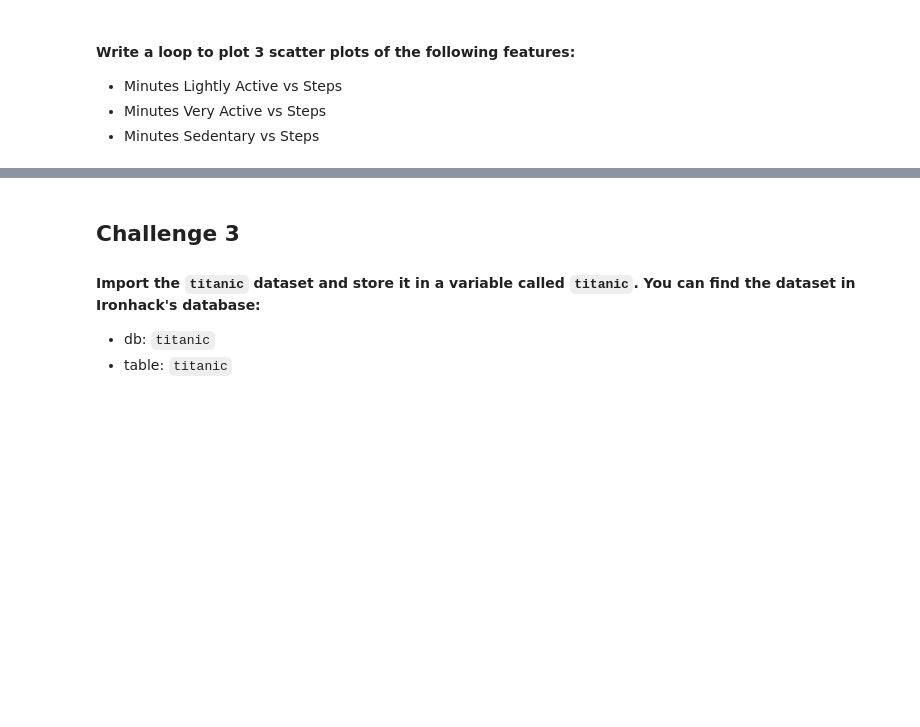
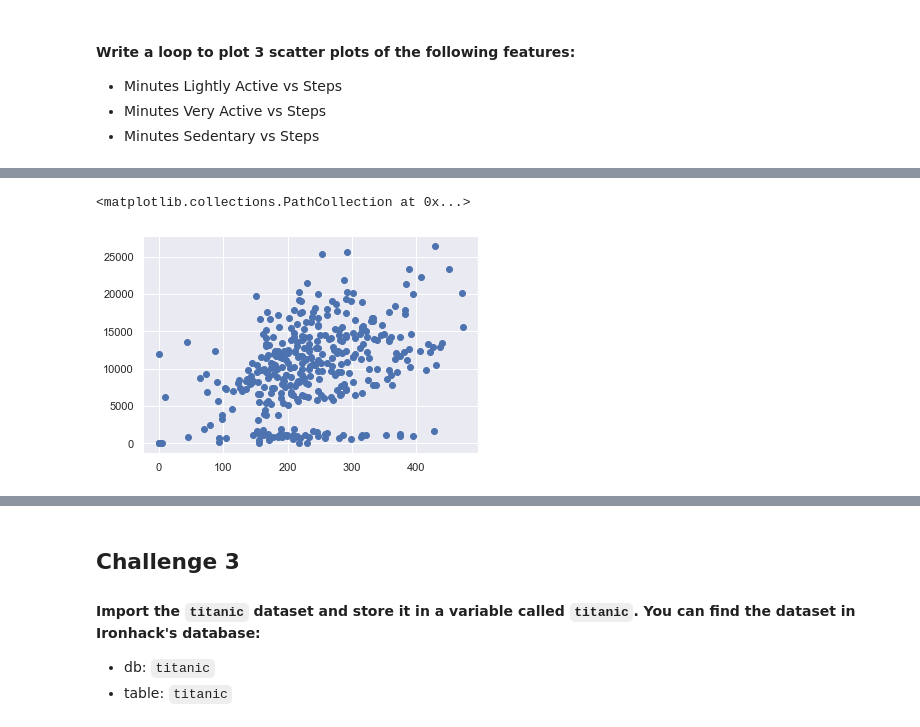
Before and after one commit to Fvperez1/dataptmad0522_labs, a Jupyter notebook: module-2/matplotlib-seaborn/your-code/Matplotlib & Seaborn.ipynb, the cells around one changed output, grey strips where cells are left out. Cells and saved outputs as stored; diff of their text form; code cells hidden in the pictures; blank space fills up the shorter version.

```diff
--- a/module-2/matplotlib-seaborn/your-code/Matplotlib & Seaborn.ipynb
+++ b/module-2/matplotlib-seaborn/your-code/Matplotlib & Seaborn.ipynb
@@ -447,0 +365,6 @@ How the average number of steps change by month. Use the appropriate visualizati
+# %%
+Minutes_Lightly = plt.scatter(fitbit['Minutes Lightly Active'], fitbit['Steps'])
+Minutes_Lightly
+# %% [output]
+<matplotlib.collections.PathCollection at 0x...>
+[figure, added]
```
Also changed, not shown: parts of 39 cells of this notebook, 1 other file.
